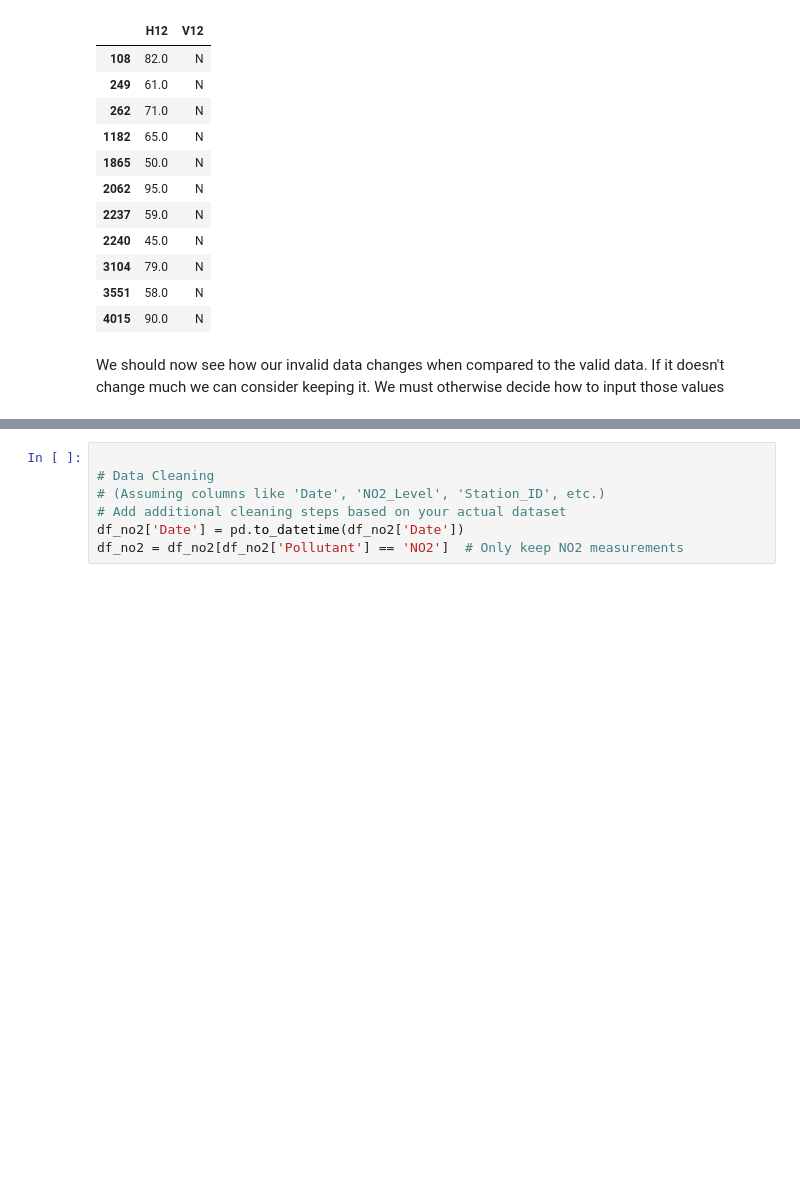
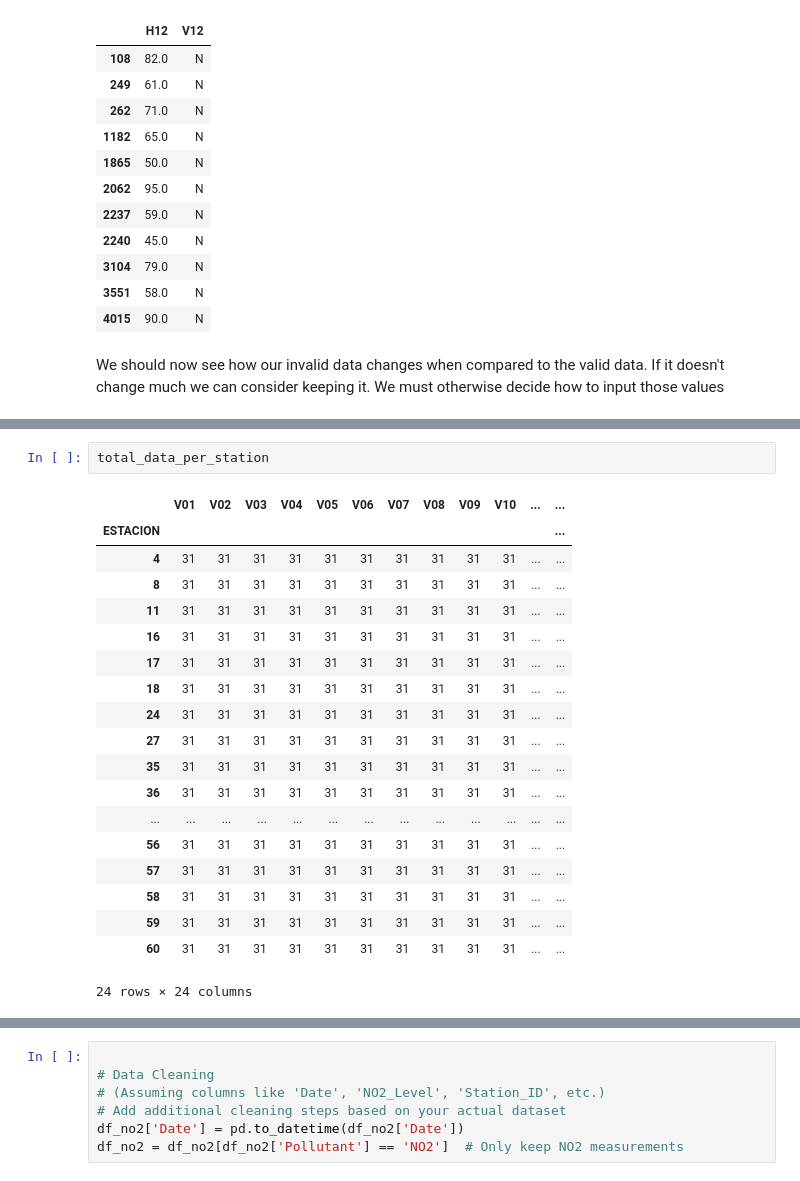
Before and after one commit to carleondel/madrid_pollution_project, a Jupyter notebook: src/exploration.ipynb, the cells around one changed output, grey strips where cells are left out. Cells and saved outputs as stored; diff of their text form; blank space fills up the shorter version.

```diff
--- a/src/exploration.ipynb
+++ b/src/exploration.ipynb
@@ -148,0 +238,22 @@ We should now see how our invalid data changes when compared to the valid data.
+# %%
+total_data_per_station
+# %% [output]
+|  | V01 | V02 | V03 | V04 | V05 | V06 | V07 | V08 | V09 | V10 | ... | ... |
+| ESTACION |  |  |  |  |  |  |  |  |  |  |  | ... |
+| 4 | 31 | 31 | 31 | 31 | 31 | 31 | 31 | 31 | 31 | 31 | ... | ... |
+| 8 | 31 | 31 | 31 | 31 | 31 | 31 | 31 | 31 | 31 | 31 | ... | ... |
+| 11 | 31 | 31 | 31 | 31 | 31 | 31 | 31 | 31 | 31 | 31 | ... | ... |
+| 16 | 31 | 31 | 31 | 31 | 31 | 31 | 31 | 31 | 31 | 31 | ... | ... |
+| 17 | 31 | 31 | 31 | 31 | 31 | 31 | 31 | 31 | 31 | 31 | ... | ... |
+| 18 | 31 | 31 | 31 | 31 | 31 | 31 | 31 | 31 | 31 | 31 | ... | ... |
+| 24 | 31 | 31 | 31 | 31 | 31 | 31 | 31 | 31 | 31 | 31 | ... | ... |
+| 27 | 31 | 31 | 31 | 31 | 31 | 31 | 31 | 31 | 31 | 31 | ... | ... |
+| 35 | 31 | 31 | 31 | 31 | 31 | 31 | 31 | 31 | 31 | 31 | ... | ... |
+| 36 | 31 | 31 | 31 | 31 | 31 | 31 | 31 | 31 | 31 | 31 | ... | ... |
+| ... | ... | ... | ... | ... | ... | ... | ... | ... | ... | ... | ... | ... |
+| 56 | 31 | 31 | 31 | 31 | 31 | 31 | 31 | 31 | 31 | 31 | ... | ... |
+| 57 | 31 | 31 | 31 | 31 | 31 | 31 | 31 | 31 | 31 | 31 | ... | ... |
+| 58 | 31 | 31 | 31 | 31 | 31 | 31 | 31 | 31 | 31 | 31 | ... | ... |
+| 59 | 31 | 31 | 31 | 31 | 31 | 31 | 31 | 31 | 31 | 31 | ... | ... |
+| 60 | 31 | 31 | 31 | 31 | 31 | 31 | 31 | 31 | 31 | 31 | ... | ... |
+24 rows × 24 columns
```
Also changed, not shown: parts of 36 cells of this notebook.
